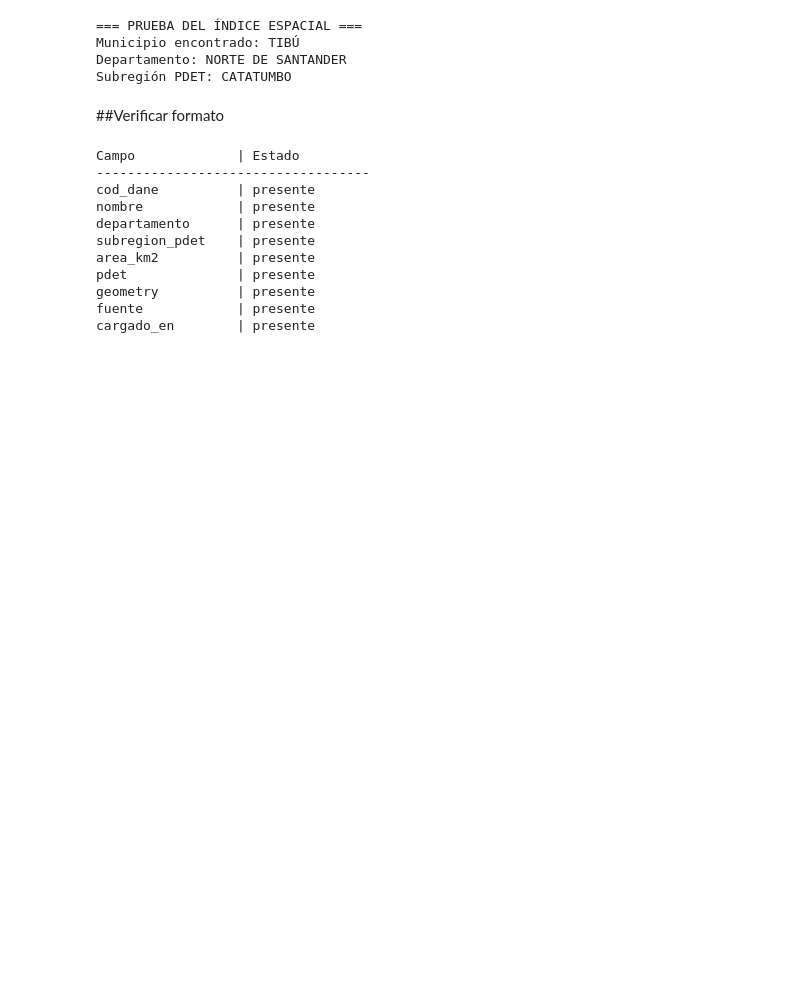
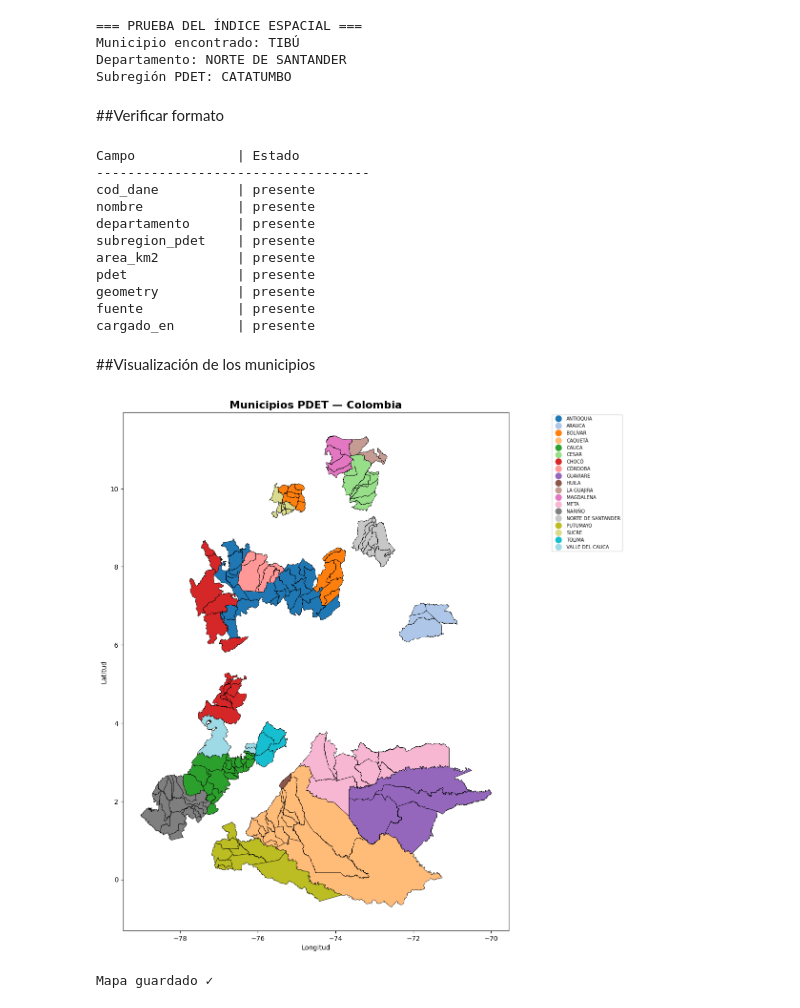
Before and after one commit to juan23pcg/Proyecto-DBA, a Jupyter notebook: semana_2/notebooks/02_verificacion_carga_municipios_pdet.ipynb, the cells around one changed output. Saved outputs shown, nothing was run; the diff lists cells and outputs as text; code cells hidden in the pictures; blank space fills up the shorter version.

Commit message:
Verificación integridad y carga municipios PDET en MongoDB
- Verificación de 170 municipios, CRS, geometrías válidas, nulos y solapamientos
- Carga en colección municipios_pdet en MongoDB Atlas
- Índice espacial 2dsphere y índice único cod_dane
- Prueba de consulta $geoIntersects
- Visualización mapa municipios PDET

```diff
--- a/semana_2/notebooks/02_verificacion_carga_municipios_pdet.ipynb
+++ b/semana_2/notebooks/02_verificacion_carga_municipios_pdet.ipynb
@@ -217,3 +217,31 @@ pdet              | presente
 geometry          | presente
 fuente            | presente
 cargado_en        | presente
+# %% [markdown]
+##Visualización de los municipios
+# %%
+import matplotlib.pyplot as plt
+
+fig, ax = plt.subplots(1, 1, figsize=(10, 12))
+
+gdf.plot(
+    ax=ax,
+    column='Departamento',  # colorea por departamento
+    cmap='tab20',
+    edgecolor='black',
+    linewidth=0.5,
+    legend=True,
+    legend_kwds={'bbox_to_anchor': (1.3, 1), 'fontsize': 7}
+)
+
+ax.set_title('Municipios PDET — Colombia', fontsize=16, fontweight='bold')
+ax.set_xlabel('Longitud')
+ax.set_ylabel('Latitud')
+
+plt.tight_layout()
+plt.savefig('municipios_pdet_mapa.png', dpi=150, bbox_inches='tight')
+plt.show()
+print('Mapa guardado ✓')
+# %% [output]
+[figure, added]
+Mapa guardado ✓
```
